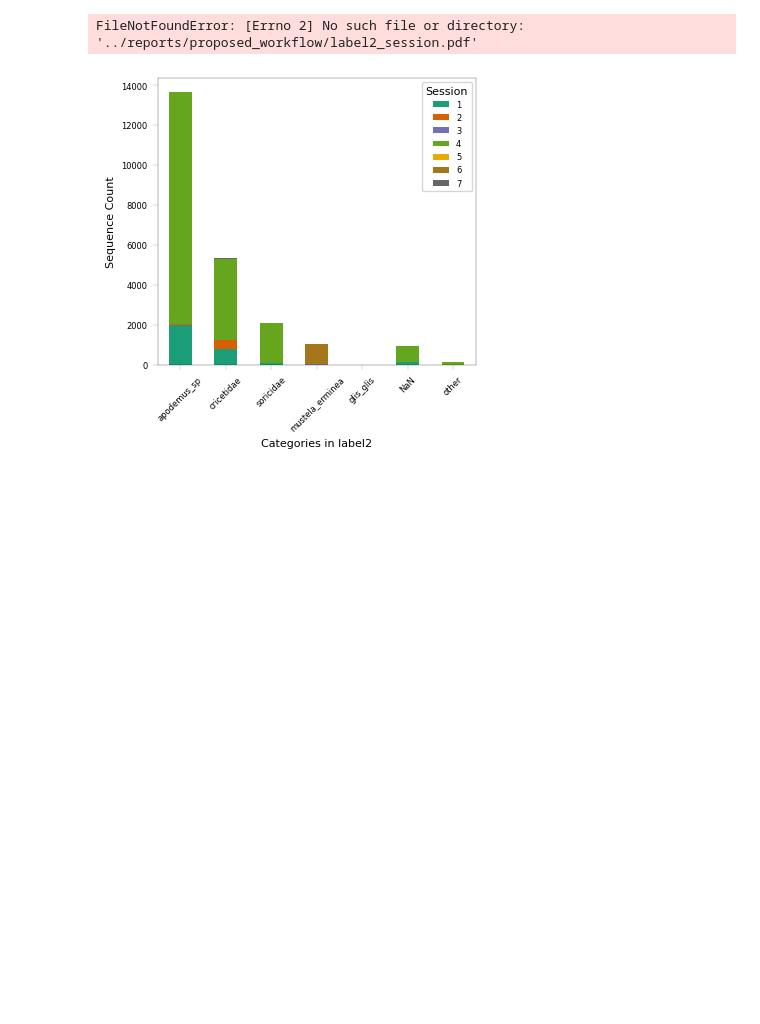
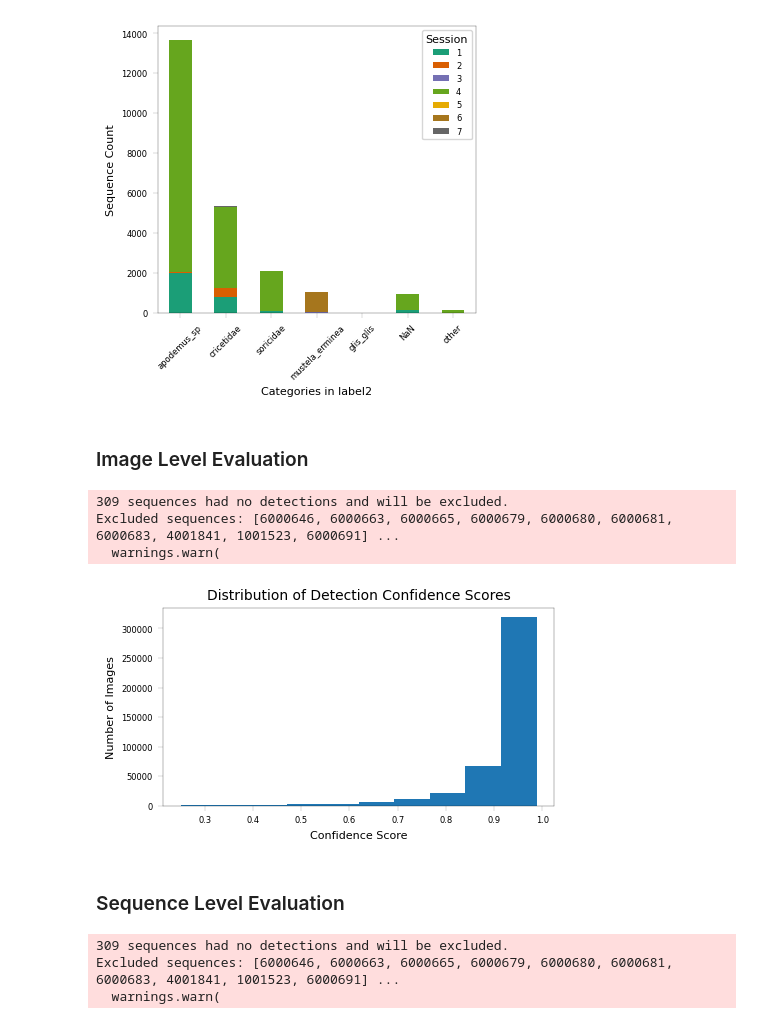
Before and after one commit to juliankraft/BachelorThesis, a Jupyter notebook: code/eval/analyze_dataset.ipynb, the cells around one changed output. Saved outputs shown, nothing was run; the diff lists cells and outputs as text; code cells hidden in the pictures; blank space fills up the shorter version.

```diff
--- a/code/eval/analyze_dataset.ipynb
+++ b/code/eval/analyze_dataset.ipynb
@@ -27,6 +37,12 @@ plt.rcParams['ytick.major.width'] = 0.1  # Adjust the thickness of the major tic
 plt.rcParams['xtick.minor.width'] = 0.05  # Adjust the thickness of the minor tick lines on the x-axis
 plt.rcParams['ytick.minor.width'] = 0.05  # Adjust the thickness of the minor tick lines on the y-axis
 # %%
+########################################################################################################################
+# Plot available Sequences per Label
+fig_name = "label2_session.pdf"
+fig_size = (10*cm,10*cm)
+########################################################################################################################
+
 label_files = paths['labels'].glob('*.csv')
 
 df = pd.DataFrame()
@@ -48,7 +64,7 @@ counts_sorted = pd.concat([regular, special])
 counts_sorted = counts_sorted.drop(columns="total")
 
 # Create figure
-fig, ax = plt.subplots(figsize=(10 * cm, 10 * cm))
+fig, ax = plt.subplots(figsize=(fig_size[0], fig_size[1]))
 
 counts_sorted.plot(
     kind="bar",
@@ -63,9 +79,56 @@ ax.tick_params(axis='x', rotation=45)
 ax.legend(title="Session", loc='upper right')
 
 plt.tight_layout()
-plt.savefig(f'{save_fig_path}label2_session.pdf', dpi=300)
+plt.savefig(save_fig_path / fig_name, dpi=300)
 
 plt.show()
 # %% [output]
-FileNotFoundError: [Errno 2] No such file or directory: '../reports/proposed_workflow/label2_session.pdf'
 [figure]
+# %% [markdown]
+### Image Level Evaluation
+# %%
+dataset_img = MammaliaDataImage(
+    path_labelfiles=paths['labels'],
+    path_to_dataset=paths['dataset'],
+    path_to_detector_output=paths['md_output'],
+    detector_model=None,
+    mode='eval',
+    image_pipeline=None,
+)
+# %% [output]
+309 sequences had no detections and will be excluded.
+Excluded sequences: [6000646, 6000663, 6000665, 6000679, 6000680, 6000681, 6000683, 4001841, 1001523, 6000691] ...
+  warnings.warn(
+# %%
+########################################################################################################################
+# Plot Histogram of Detection Confidence Scores
+fig_name = 'detection_conf_hist.pdf'
+fig_size = (12*cm,7*cm)
+########################################################################################################################
+
+df = dataset_img.ds
+
+plt.figure(figsize=fig_size)
+plt.hist(df['conf'], bins=10)
+plt.title('Distribution of Detection Confidence Scores')
+plt.xlabel('Confidence Score')
+plt.ylabel('Number of Images')
+plt.tight_layout()
+plt.show()
+# %% [output]
+[figure, added]
+# %% [markdown]
+### Sequence Level Evaluation
+# %%
+dataset_seq = MammaliaDataSequence(
+    path_labelfiles=paths['labels'],
+    path_to_dataset=paths['dataset'],
+    path_to_detector_output=paths['md_output'],
+    detector_model=None,
+    mode='eval',
+    image_pipeline=None,
+)
+# %% [output]
+309 sequences had no detections and will be excluded.
+Excluded sequences: [6000646, 6000663, 6000665, 6000679, 6000680, 6000681, 6000683, 4001841, 1001523, 6000691] ...
+  warnings.warn(
```
Also changed, not shown: parts of 10 cells of this notebook, 2 other files.
